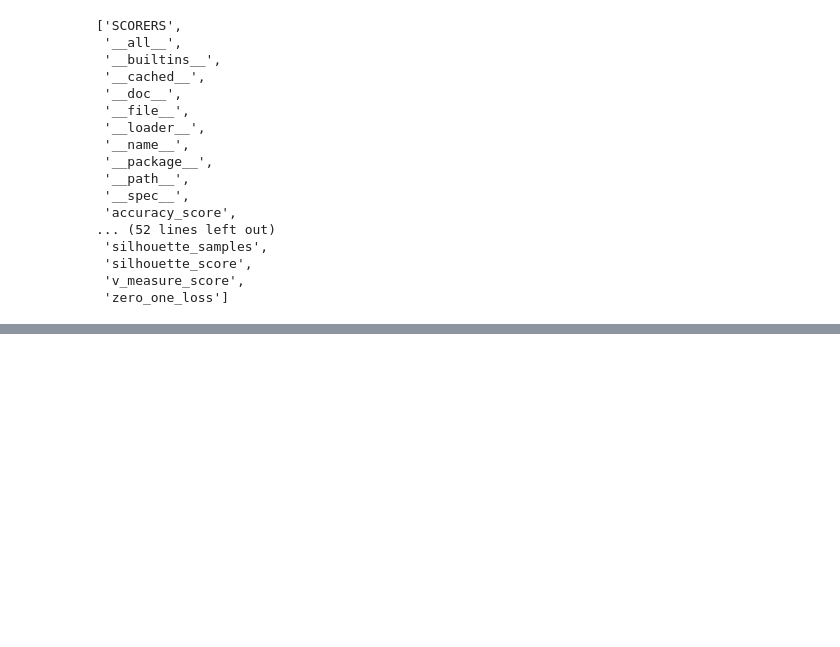
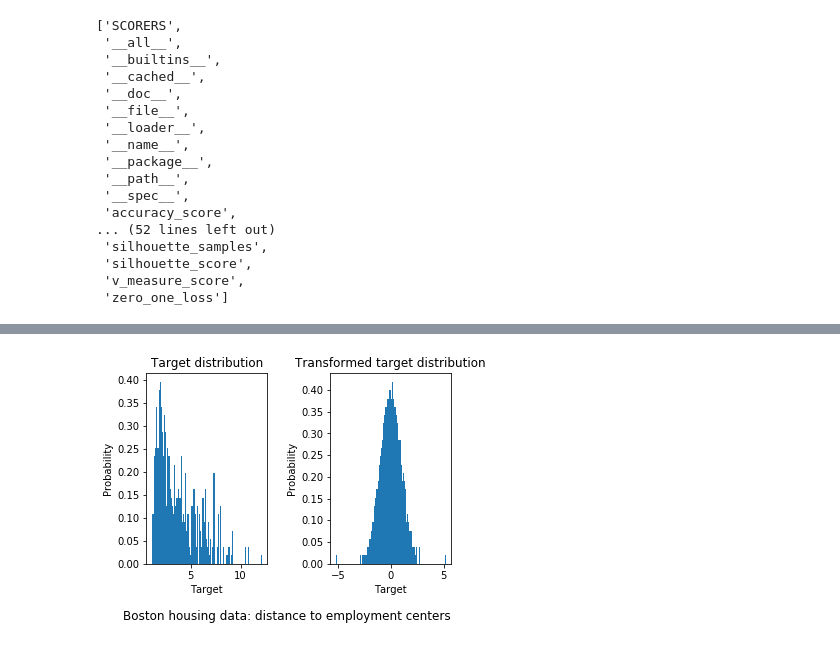
Before and after one commit to lu-liang/AI_Python, a Jupyter notebook: AI_Evaluation/Evaluation Metrics and Scoring.ipynb, the cells around one changed output, grey strips where cells are left out. Saved outputs shown, nothing was run; the diff lists cells and outputs as text; code cells hidden in the pictures; blank space fills up the shorter version.

Commit message:
update svm and metrics for scoring

```diff
--- a/AI_Evaluation/Evaluation Metrics and Scoring.ipynb
+++ b/AI_Evaluation/Evaluation Metrics and Scoring.ipynb
@@ -571,0 +588,87 @@ dir(sklearn.metrics)
+# %%
+from sklearn.datasets import load_boston
+from sklearn.preprocessing import QuantileTransformer, quantile_transform
+import numpy as np
+import matplotlib
+import matplotlib.pyplot as plt
+from distutils.version import LooseVersion
+
+from sklearn.datasets import make_regression
+from sklearn.model_selection import train_test_split
+from sklearn.linear_model import RidgeCV
+from sklearn.compose import TransformedTargetRegressor
+from sklearn.metrics import median_absolute_error, r2_score
+
+print(__doc__)
+
+
+# `normed` is being deprecated in favor of `density` in histograms
+if LooseVersion(matplotlib.__version__) >= '2.1':
+    density_param = {'density': True}
+else:
+    density_param = {'normed': True}
+
+
+dataset = load_boston()
+target = np.array(dataset.feature_names) == "DIS"
+X = dataset.data[:, np.logical_not(target)]
+y = dataset.data[:, target].squeeze()
+y_trans = quantile_transform(dataset.data[:, target],
+                             output_distribution='normal').squeeze()
+
+
+f, (ax0, ax1) = plt.subplots(1, 2)
+
+ax0.hist(y, bins=100, **density_param)
+ax0.set_ylabel('Probability')
+ax0.set_xlabel('Target')
+ax0.set_title('Target distribution')
+
+ax1.hist(y_trans, bins=100, **density_param)
+ax1.set_ylabel('Probability')
+ax1.set_xlabel('Target')
+ax1.set_title('Transformed target distribution')
+
+f.suptitle("Boston housing data: distance to employment centers", y=0.035)
+f.tight_layout(rect=[0.05, 0.05, 0.95, 0.95])
+
+X_train, X_test, y_train, y_test = train_test_split(X, y, random_state=1)
+
+
+f, (ax0, ax1) = plt.subplots(1, 2, sharey=True)
+
+regr = RidgeCV()
+regr.fit(X_train, y_train)
+y_pred = regr.predict(X_test)
+
+ax0.scatter(y_test, y_pred)
+ax0.plot([0, 10], [0, 10], '--k')
+ax0.set_ylabel('Target predicted')
+ax0.set_xlabel('True Target')
+ax0.set_title('Ridge regression \n without target transformation')
+ax0.text(1, 9, r'$R^2$=%.2f, MAE=%.2f' % (
+    r2_score(y_test, y_pred), median_absolute_error(y_test, y_pred)))
+ax0.set_xlim([0, 10])
+ax0.set_ylim([0, 10])
+
+regr_trans = TransformedTargetRegressor(
+    regressor=RidgeCV(),
+    transformer=QuantileTransformer(output_distribution='normal'))
+regr_trans.fit(X_train, y_train)
+y_pred = regr_trans.predict(X_test)
+
+ax1.scatter(y_test, y_pred)
+ax1.plot([0, 10], [0, 10], '--k')
+ax1.set_ylabel('Target predicted')
+ax1.set_xlabel('True Target')
+ax1.set_title('Ridge regression \n with target transformation')
+ax1.text(1, 9, r'$R^2$=%.2f, MAE=%.2f' % (
+    r2_score(y_test, y_pred), median_absolute_error(y_test, y_pred)))
+ax1.set_xlim([0, 10])
+ax1.set_ylim([0, 10])
+
+f.suptitle("Boston housing data: distance to employment centers", y=0.035)
+f.tight_layout(rect=[0.05, 0.05, 0.95, 0.95])
+
+plt.show()
+# %% [output]
@@ -571,0 +676 @@ dir(sklearn.metrics)
+[figure, added]
```
Also changed, not shown: parts of 9 cells of this notebook.
